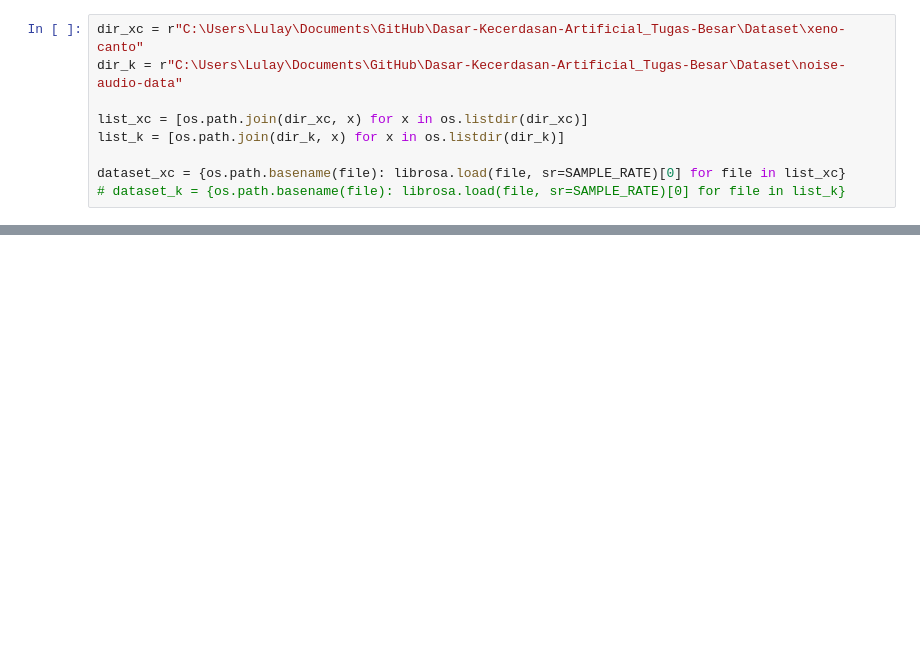
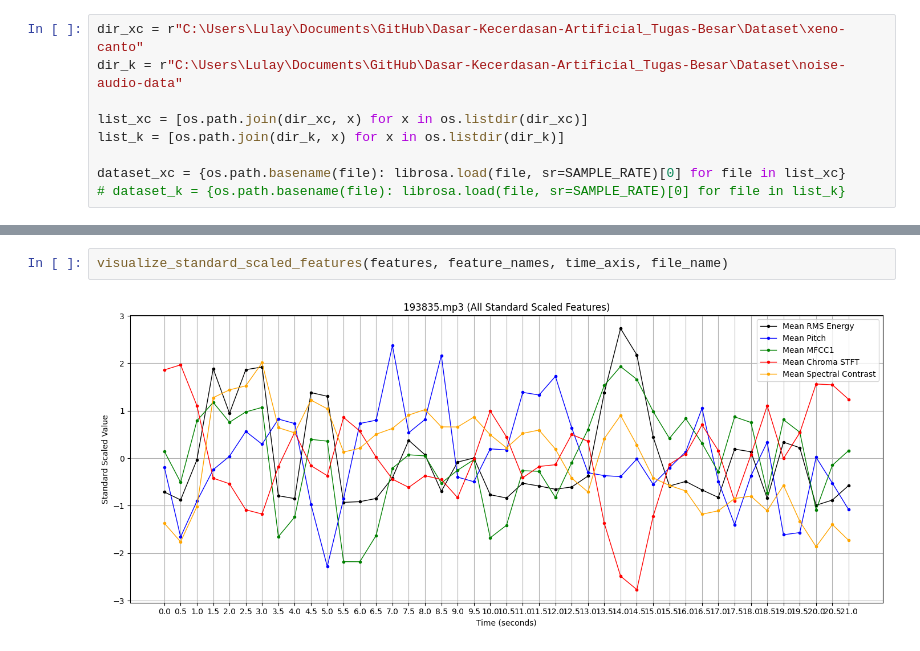
Before and after one commit to FathanAM0/Dasar-Kecerdasan-Artificial_Tugas-Besar, a Jupyter notebook: code_EDA.ipynb, the cells around one changed output, grey strips where cells are left out. Drawn from its saved outputs; the diff is of its cells as text; blank space fills up the shorter version.

```diff
--- a/code_EDA.ipynb
+++ b/code_EDA.ipynb
@@ -83,0 +100,4 @@ plt.show()
+# %%
+visualize_standard_scaled_features(features, feature_names, time_axis, file_name)
+# %% [output]
+[figure, added]
```
Also changed, not shown: parts of 7 cells of this notebook, 1 other file.
